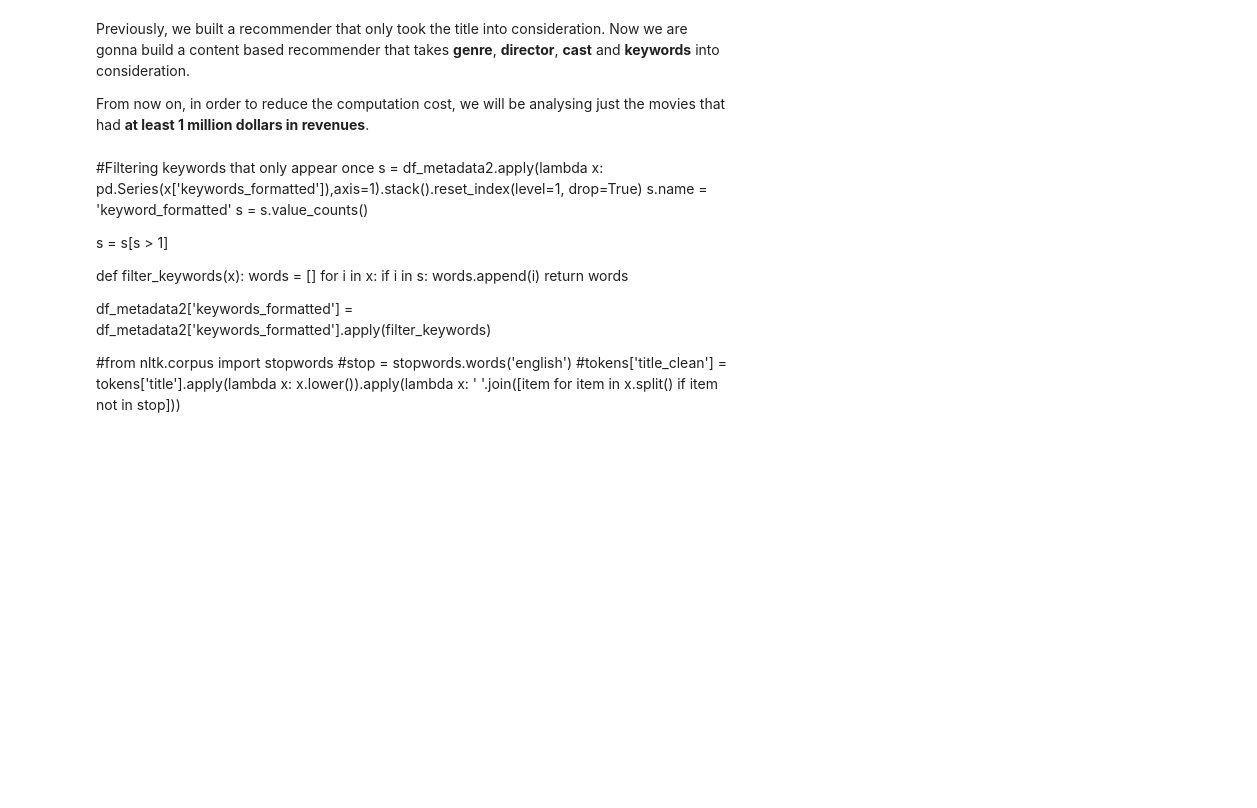
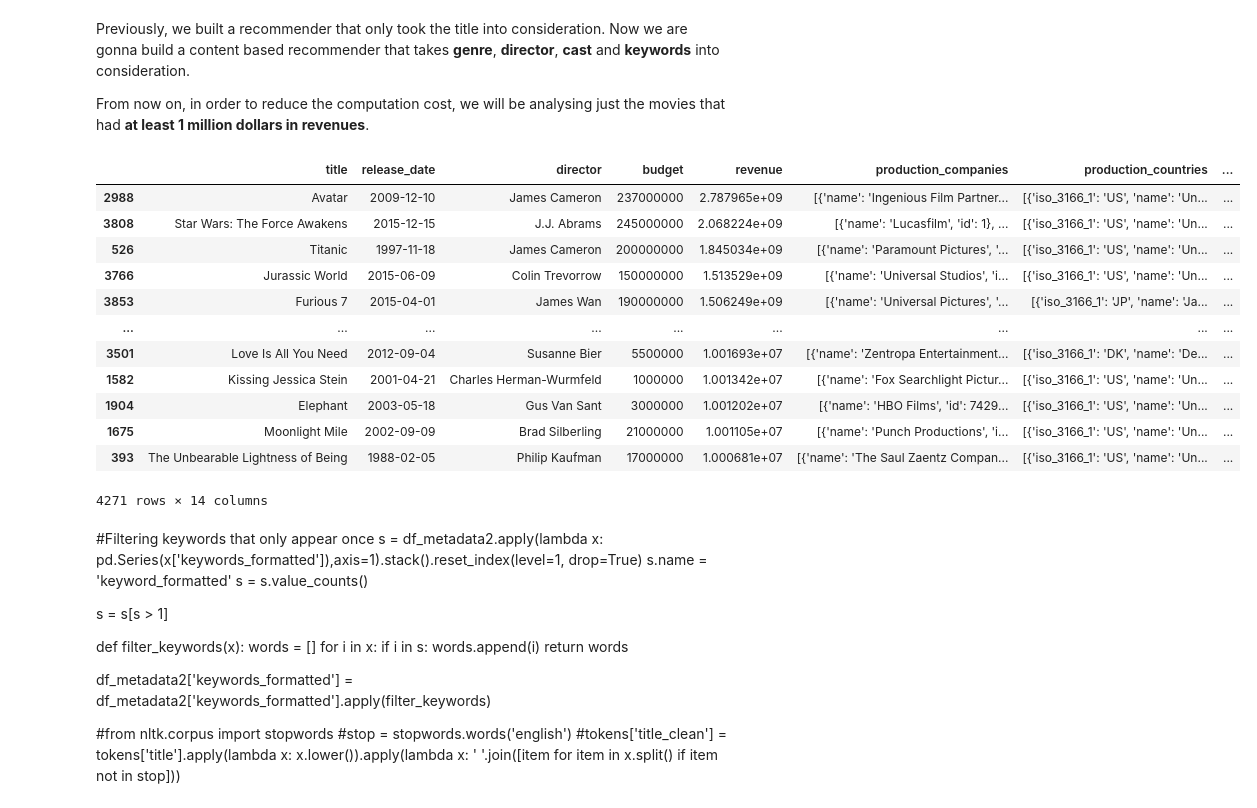
Before and after one commit to jmonsalverodilla/Recommender-Systems, a Jupyter notebook: 2) Content Based Recommender System.ipynb, the cells around one changed output. Cells and saved outputs as stored; diff of their text form; code cells hidden in the pictures; blank space fills up the shorter version.

```diff
--- a/2) Content Based Recommender System.ipynb
+++ b/2) Content Based Recommender System.ipynb
@@ -131,8 +131,8 @@ def get_soup_column(df_metadata,df_credits,df_keywords):
         return np.nan
 
     df_metadata_complete['director'] = df_metadata_complete['crew'].apply(get_director) #get diretor from crew column
-    df_metadata_complete['director'] = df_metadata_complete['director'].astype('str').apply(lambda x: str.lower(x.replace(" ", ""))) #lower case and remove white spaces
-    df_metadata_complete['director'] = df_metadata_complete['director'].apply(lambda x: [x,x]) #mention director twice times to weigh it more
+    df_metadata_complete['director_formatted'] = df_metadata_complete['director'].astype('str').apply(lambda x: str.lower(x.replace(" ", ""))) #lower case and remove white spaces
+    df_metadata_complete['director_formatted'] = df_metadata_complete['director_formatted'].apply(lambda x: [x,x]) #mention director twice times to weigh it more
 
     #####################CAST##############################
     df_metadata_complete['cast_formatted'] = df_metadata_complete['cast'].apply(lambda x: [i['name'] for i in x] if isinstance(x, list) else [])
@@ -148,7 +148,7 @@ def get_soup_column(df_metadata,df_credits,df_keywords):
     df_metadata_complete['keywords_formatted'] = df_metadata_complete['keywords_formatted'].apply(lambda x: [str.lower(i.replace(" ", "")) for i in x]) #lowercase and without white spaces
 
     ##################COMBINE PREVIOUS COLUMNS: GENRE, DIRECTOR, CAST, KEYWORDS#############
-    df_metadata_complete['soup'] = df_metadata_complete['genre_formatted'] + df_metadata_complete['director'] + df_metadata_complete['cast_formatted'] + df_metadata_complete['keywords_formatted']
+    df_metadata_complete['soup'] = df_metadata_complete['genre_formatted'] + df_metadata_complete['director_formatted'] + df_metadata_complete['cast_formatted'] + df_metadata_complete['keywords_formatted']
     df_metadata_complete['soup'] = df_metadata_complete['soup'].apply(lambda x: ' '.join(x))
     return df_metadata_complete
 # %%
@@ -254,10 +254,25 @@ Previously, we built a recommender that only took the title into consideration.
 From now on, in order to reduce the computation cost, we will be analysing just the movies that had **at least 1 million dollars in revenues**.
 # %%
 df_metadata_complete = get_soup_column(df_metadata, df_credits, df_keywords)
-columns_selected = ['budget','genres','original_language','popularity','production_companies','production_countries',
-                    'release_date','revenue','runtime','vote_average','vote_count',
-                   'title','soup']
-df_metadata_complete[columns_selected].to_csv(path_metadata_complete, sep=",",index=False)
+columns_selected = ['title','release_date','director','budget','revenue','production_companies','production_countries',
+                   'genres','runtime','spoken_languages','popularity','vote_average','vote_count','soup']
+df_metadata_complete[columns_selected].sort_values(by="revenue",ascending=False).to_csv(path_metadata_complete, sep=",",index=False)
+# %%
+df_metadata_complete[columns_selected].sort_values(by="revenue",ascending=False)
+# %% [output]
+|  | title | release_date | director | budget | revenue | production_companies | production_countries | ... |
+| 2988 | Avatar | 2009-12-10 | James Cameron | 237000000 | 2.787965e+09 | [{'name': 'Ingenious Film Partner... | [{'iso_3166_1': 'US', 'name': 'Un... | ... |
+| 3808 | Star Wars: The Force Awakens | 2015-12-15 | J.J. Abrams | 245000000 | 2.068224e+09 | [{'name': 'Lucasfilm', 'id': 1}, ... | [{'iso_3166_1': 'US', 'name': 'Un... | ... |
+| 526 | Titanic | 1997-11-18 | James Cameron | 200000000 | 1.845034e+09 | [{'name': 'Paramount Pictures', '... | [{'iso_3166_1': 'US', 'name': 'Un... | ... |
+| 3766 | Jurassic World | 2015-06-09 | Colin Trevorrow | 150000000 | 1.513529e+09 | [{'name': 'Universal Studios', 'i... | [{'iso_3166_1': 'US', 'name': 'Un... | ... |
+| 3853 | Furious 7 | 2015-04-01 | James Wan | 190000000 | 1.506249e+09 | [{'name': 'Universal Pictures', '... | [{'iso_3166_1': 'JP', 'name': 'Ja... | ... |
+| ... | ... | ... | ... | ... | ... | ... | ... | ... |
+| 3501 | Love Is All You Need | 2012-09-04 | Susanne Bier | 5500000 | 1.001693e+07 | [{'name': 'Zentropa Entertainment... | [{'iso_3166_1': 'DK', 'name': 'De... | ... |
+| 1582 | Kissing Jessica Stein | 2001-04-21 | Charles Herman-Wurmfeld | 1000000 | 1.001342e+07 | [{'name': 'Fox Searchlight Pictur... | [{'iso_3166_1': 'US', 'name': 'Un... | ... |
+| 1904 | Elephant | 2003-05-18 | Gus Van Sant | 3000000 | 1.001202e+07 | [{'name': 'HBO Films', 'id': 7429... | [{'iso_3166_1': 'US', 'name': 'Un... | ... |
+| 1675 | Moonlight Mile | 2002-09-09 | Brad Silberling | 21000000 | 1.001105e+07 | [{'name': 'Punch Productions', 'i... | [{'iso_3166_1': 'US', 'name': 'Un... | ... |
+| 393 | The Unbearable Lightness of Being | 1988-02-05 | Philip Kaufman | 17000000 | 1.000681e+07 | [{'name': 'The Saul Zaentz Compan... | [{'iso_3166_1': 'US', 'name': 'Un... | ... |
+4271 rows × 14 columns
 # %% [markdown]
 #Filtering keywords that only appear once
 s = df_metadata2.apply(lambda x: pd.Series(x['keywords_formatted']),axis=1).stack().reset_index(level=1, drop=True)
```
Also changed, not shown: 5 other files.
